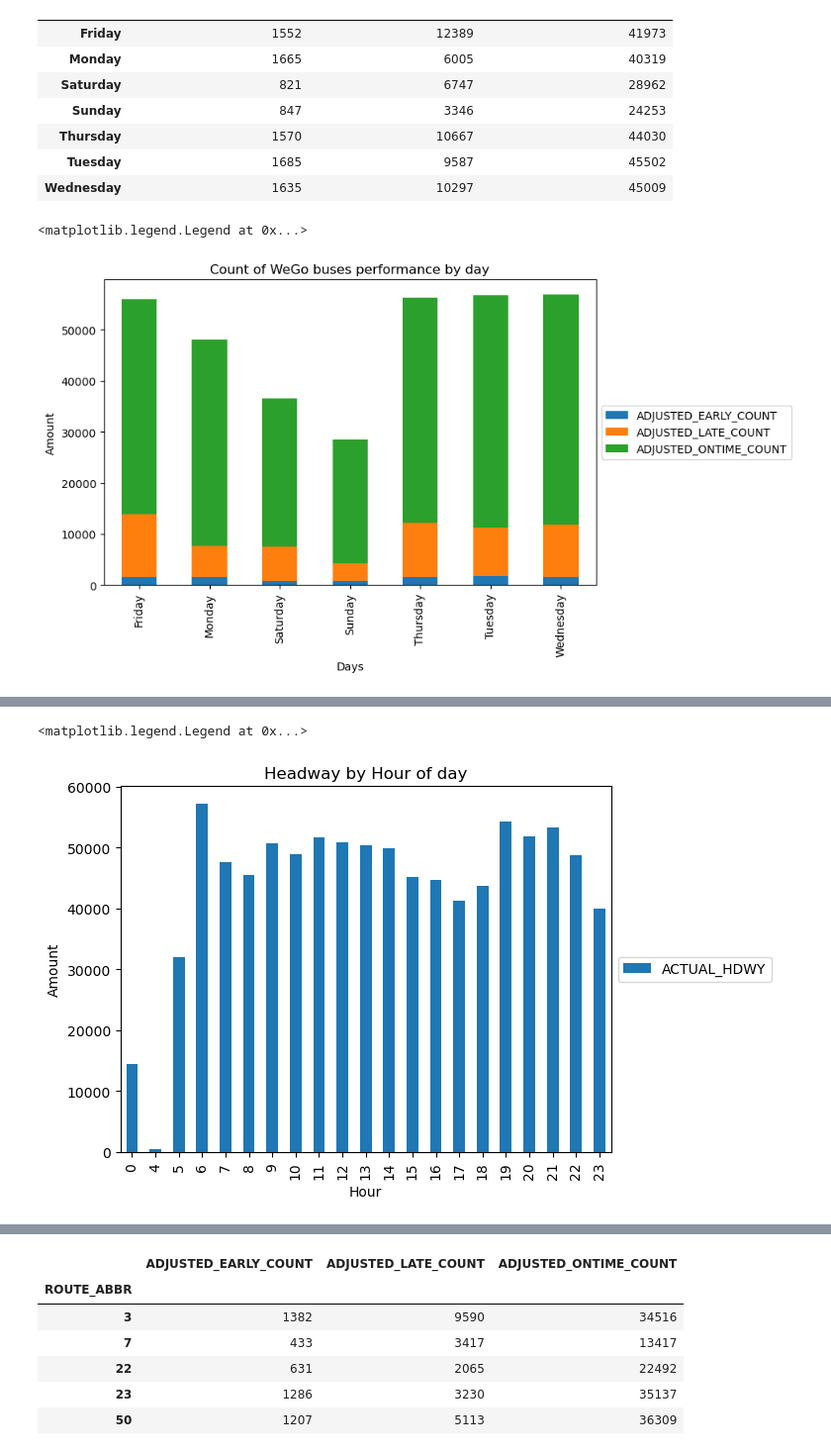
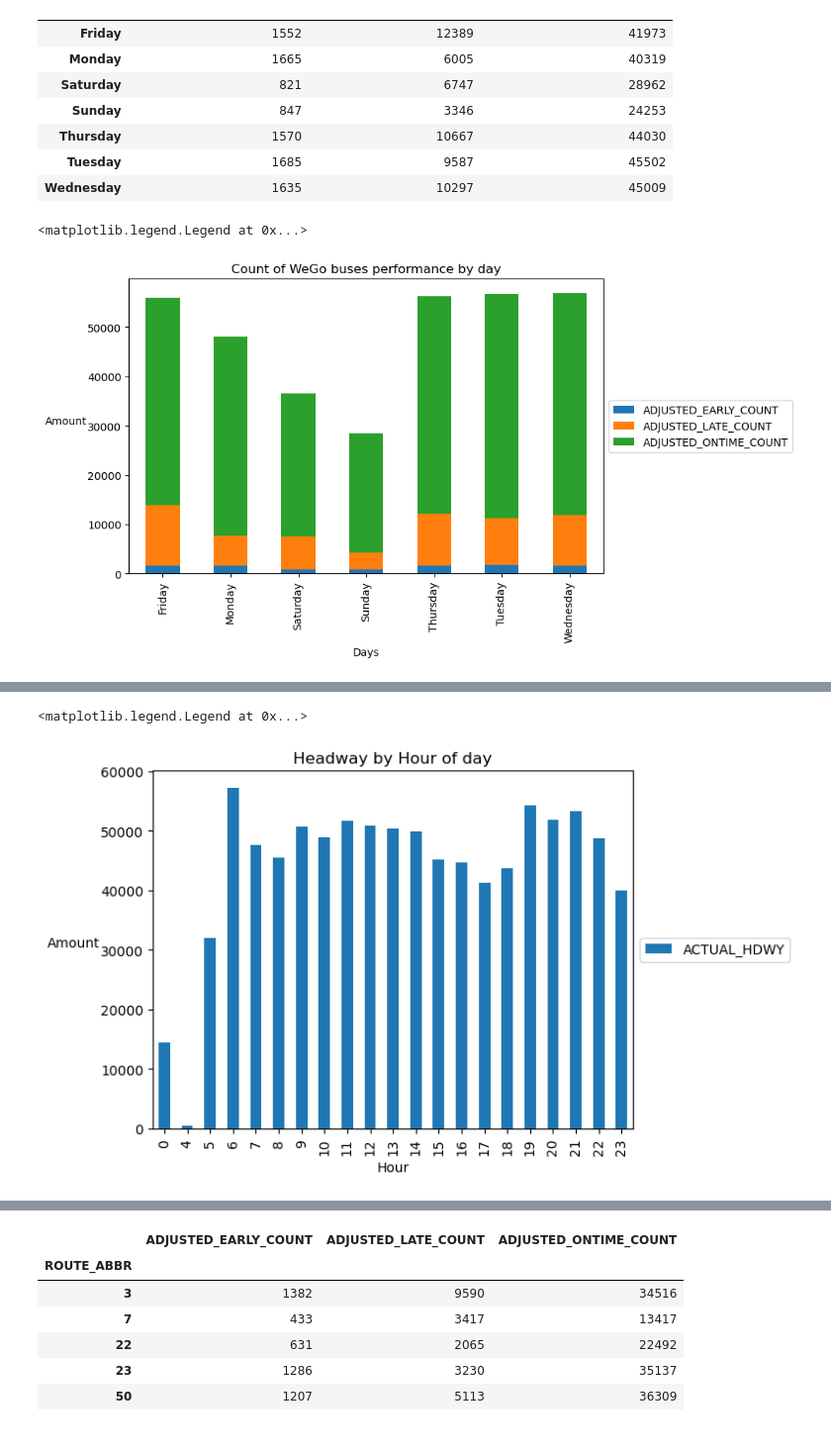
Before and after one commit to NSS-Data-Analytics-Cohort-12/wego-python-da12-javascript-express, a Jupyter notebook: notebooks/wego_project_gt.ipynb, the cells around one changed output, grey strips where cells are left out. Shown at 99% size. Drawn from its saved outputs; the diff is of its cells as text; code cells hidden in the pictures.

```diff
--- a/notebooks/wego_project_gt.ipynb
+++ b/notebooks/wego_project_gt.ipynb
@@ -541,12 +541,12 @@ wego_3_7
 wego_3_7.plot.bar(stacked=True,figsize = ( 8 , 5 ))
 plt.title("Count of WeGo buses performance by day")
 plt.xlabel("Days")
-plt.ylabel("Amount")
+plt.ylabel("Amount", rotation = 0, labelpad = 20)
 
 plt.legend(loc='center left', bbox_to_anchor=(1.0, 0.5))
 # %% [output]
 <matplotlib.legend.Legend at 0x...>
-[figure, old version]
+[figure, new version]
 # %%
 # use headway percentage not actual headway. (headway dev / actual headway) * 100
 # %%
@@ -567,13 +567,13 @@ wego_3_headway = wego_3_headway_percent.groupby('HOUR')['ACTUAL_HDWY'].sum()
 # %%
 wego_3_headway.plot.bar()
 plt.title("Headway by Hour of day")
 plt.xlabel("Hour")
-plt.ylabel("Amount")
+plt.ylabel("Amount" ,rotation = 0, labelpad = 20)
 
 plt.legend(loc='center left', bbox_to_anchor=(1.0, 0.5))
 # %% [output]
 <matplotlib.legend.Legend at 0x...>
-[figure, old version]
+[figure, new version]
 # %%
 wego_3_headway_day = wego_3_headway_percent.groupby('DAYS')['ACTUAL_HDWY'].sum()
 # %%
```
Also changed, not shown: parts of 7 cells of this notebook.
